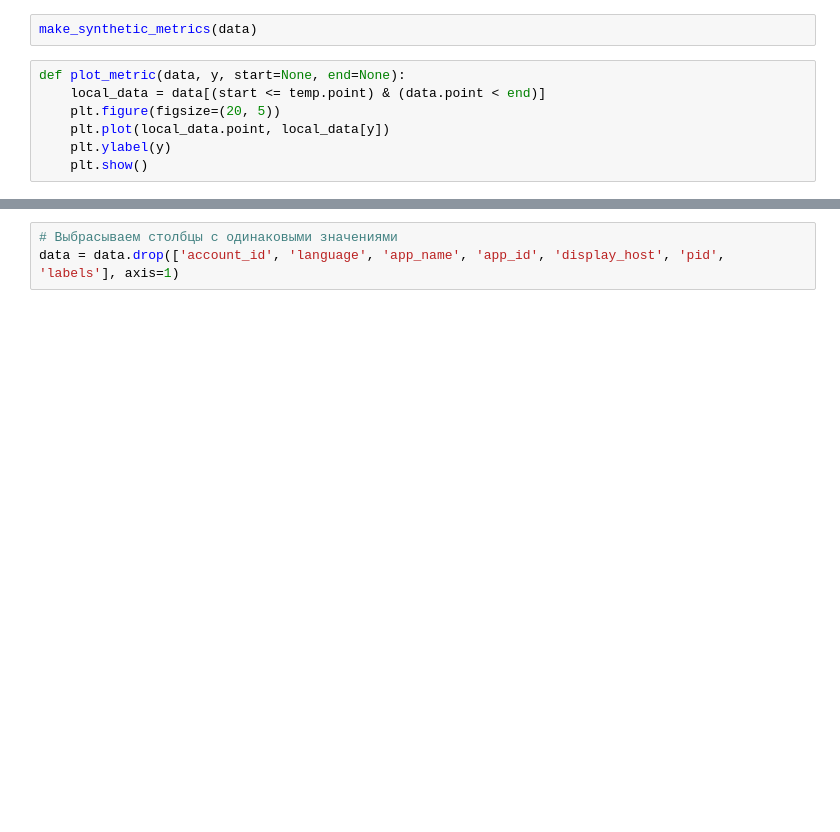
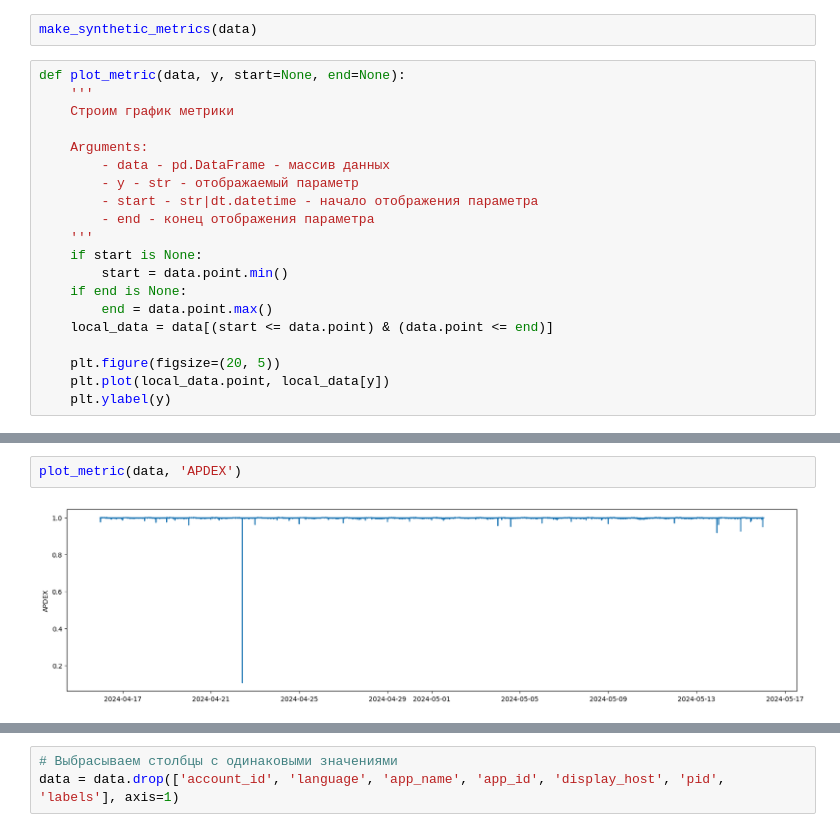
Before and after one commit to ilkaxd/RedLabHack, a Jupyter notebook: analytics/Анализ аномалий.ipynb, the cells around one changed output, grey strips where cells are left out. Cells and saved outputs as stored; diff of their text form; blank space fills up the shorter version.

```diff
--- a/analytics/Анализ аномалий.ipynb
+++ b/analytics/Анализ аномалий.ipynb
@@ -337,8 +384,21 @@ def make_synthetic_metrics(X):
 make_synthetic_metrics(data)
 # %%
 def plot_metric(data, y, start=None, end=None):
-    local_data = data[(start <= temp.point) & (data.point < end)]
+    '''
+    Строим график метрики
+
+    Arguments:
+        - data - pd.DataFrame - массив данных
+        - y - str - отображаемый параметр
+        - start - str|dt.datetime - начало отображения параметра
+        - end - конец отображения параметра
+    '''
+    if start is None:
+        start = data.point.min()
+    if end is None:
+        end = data.point.max()
+    local_data = data[(start <= data.point) & (data.point <= end)]
+
     plt.figure(figsize=(20, 5))
     plt.plot(local_data.point, local_data[y])
     plt.ylabel(y)
-    plt.show()
@@ -487,0 +405,4 @@ Name: count, dtype: int64
+# %%
+plot_metric(data, 'APDEX')
+# %% [output]
+[figure, added]
```
Also changed, not shown: parts of 27 cells of this notebook, 9 other files.
